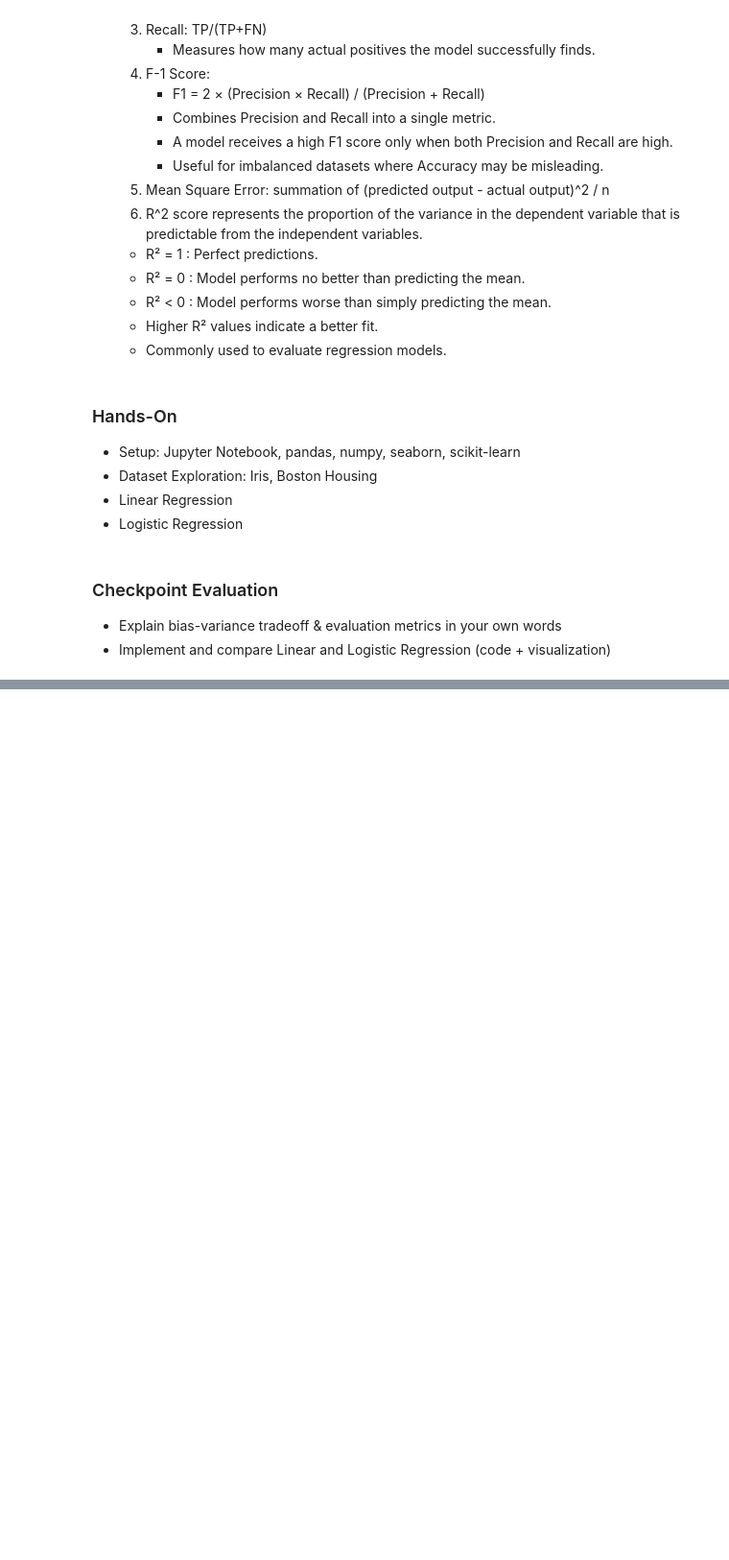
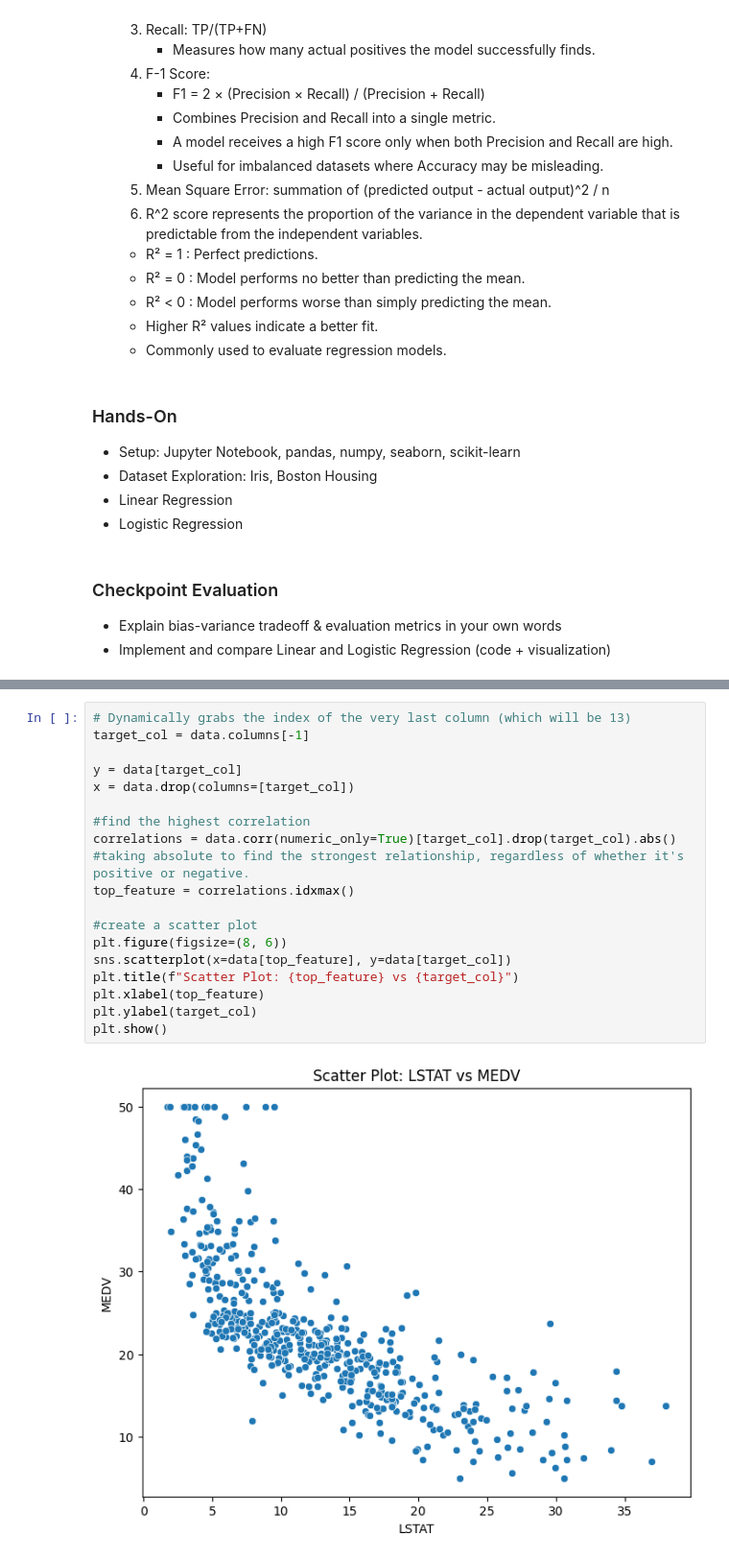
Before and after one commit to laibanadeem1/ML-Internship, a Jupyter notebook: Week1.ipynb, the cells around one changed output, grey strips where cells are left out. Shown at 96% size. Drawn from its saved outputs; the diff is of its cells as text; blank space fills up the shorter version.

```diff
--- a/Week1.ipynb
+++ b/Week1.ipynb
@@ -99,0 +161,20 @@ import seaborn as sns
+# %%
+# Dynamically grabs the index of the very last column (which will be 13)
+target_col = data.columns[-1]
+
+y = data[target_col]
+x = data.drop(columns=[target_col])
+
+#find the highest correlation
+correlations = data.corr(numeric_only=True)[target_col].drop(target_col).abs() #taking absolute to find the strongest relationship, regardless of whether it's positive or negative.
+top_feature = correlations.idxmax()
+
+#create a scatter plot
+plt.figure(figsize=(8, 6))
+sns.scatterplot(x=data[top_feature], y=data[target_col])
+plt.title(f"Scatter Plot: {top_feature} vs {target_col}")
+plt.xlabel(top_feature)
+plt.ylabel(target_col)
+plt.show()
+# %% [output]
+[figure, added]
```
Also changed, not shown: parts of 23 cells of this notebook, 1 other file.
